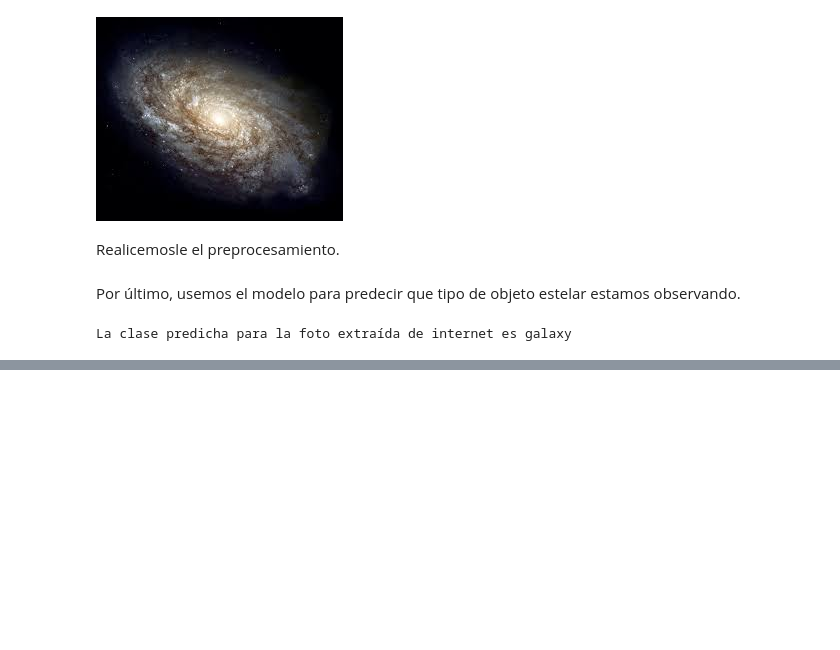
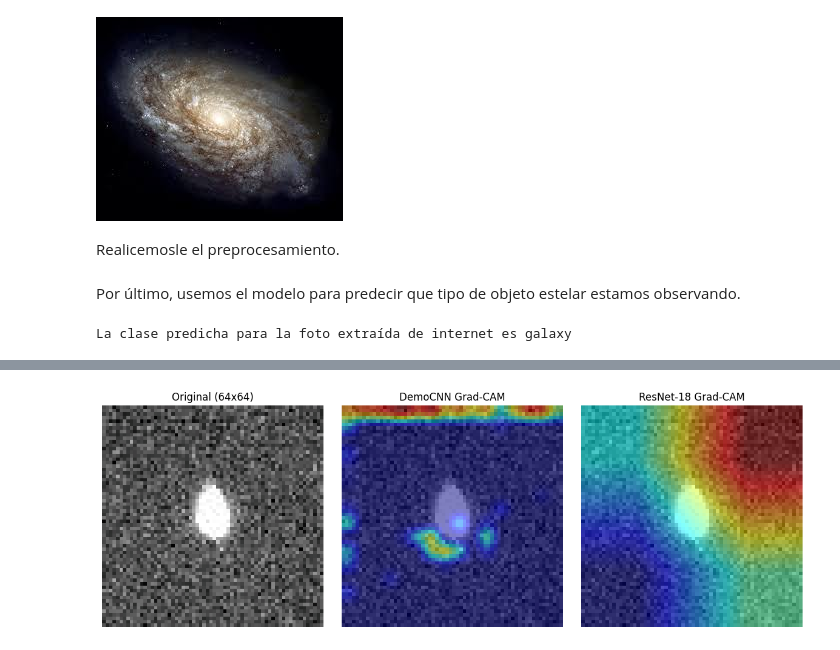
Before and after one commit to Kevin2558/Data_Science_Borrador, a Jupyter notebook: 10_Proyecto_Final/Opcion_2/Borrador.ipynb, the cells around one changed output, grey strips where cells are left out. Drawn from its saved outputs; the diff is of its cells as text; code cells hidden in the pictures; blank space fills up the shorter version.

```diff
--- a/10_Proyecto_Final/Opcion_2/Borrador.ipynb
+++ b/10_Proyecto_Final/Opcion_2/Borrador.ipynb
@@ -1391,0 +1482,2 @@ La clase predicha para la foto extraída de internet es galaxy
+# %%
+device = torch.device('cuda' if torch.cuda.is_available() else 'cpu')
@@ -1391,0 +1524,49 @@ La clase predicha para la foto extraída de internet es galaxy
+# %%
+from torchvision import models
+
+def denorm(t):
+  mean = torch.tensor([0.4914, 0.4822, 0.4465]).view(3,1,1).to(t.device)
+  std = torch.tensor([0.2023, 0.1994, 0.2010]).view(3,1,1).to(t.device)
+  return torch.clamp(t*std+mean, 0, 1)
+
+img, label = test_ds[0]
+img = img.unsqueeze(0).to(device)
+
+# CNN Básica (DemoCNN)
+
+cnn = DemoCNN().to(device)
+cnn.eval()
+layer_cnn = cnn.features[-3]
+
+with GradCAM(model=cnn, target_layers=[layer_cnn]) as cam:
+    cam_cnn = cam(input_tensor=img)[0]
+
+# CNN con ResNet-18
+
+resnet_model_vis = models.resnet18().to(device)
+resnet_model_vis.eval()
+layer_resnet = resnet_model_vis.layer4[-1]
+
+with GradCAM(model=resnet_model_vis, target_layers=[layer_resnet]) as cam:
+    cam_res = cam(input_tensor=img)[0]
+
+# Visualizar
+rgb = denorm(img[0]).permute(1,2,0).cpu().numpy()
+overlay_cnn = show_cam_on_image(rgb, cam_cnn, use_rgb=True)
+overlay_res = show_cam_on_image(rgb, cam_res, use_rgb=True)
+
+
+fig, ax = plt.subplots(1,3, figsize=(12,4)) # Ajustar tamaño de figura
+ax[0].imshow(rgb)
+ax[0].set_title('Original (64x64)')
+ax[0].axis('off')
+ax[1].imshow(overlay_cnn)
+ax[1].set_title('DemoCNN Grad-CAM')
+ax[1].axis('off')
+ax[2].imshow(overlay_res)
+ax[2].set_title('ResNet-18 Grad-CAM')
+ax[2].axis('off')
+plt.tight_layout() # Ajustar diseño para evitar solapamiento
+plt.show()
+# %% [output]
+[figure, added]
```
Also changed, not shown: parts of 15 cells of this notebook.
